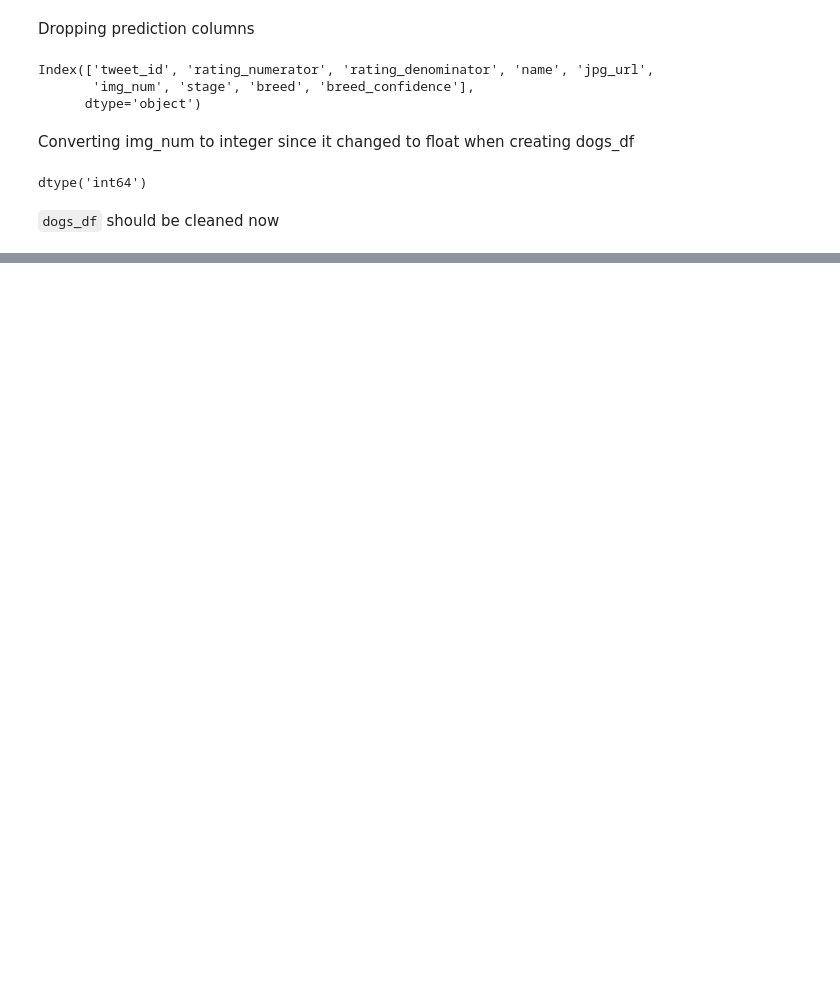
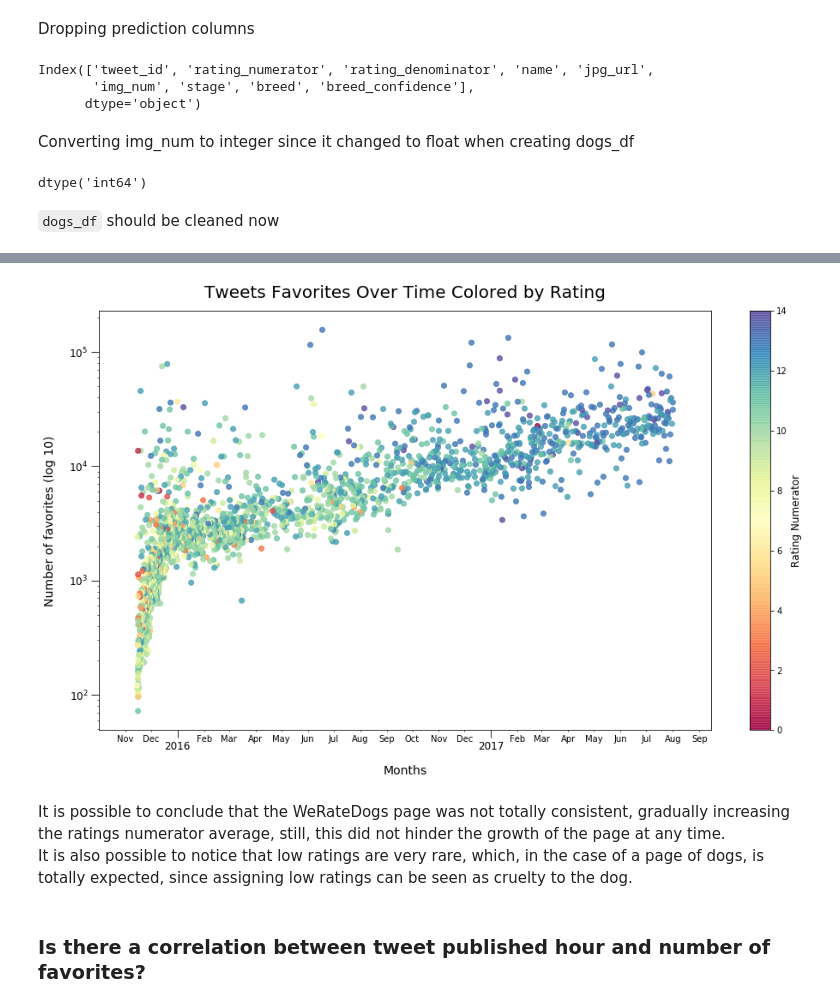
Before and after one commit to Nevesgmd/WeRateDogs-twitter-analysis, a Jupyter notebook: wrangle_act.ipynb, the cells around one changed output, grey strips where cells are left out. Saved outputs shown, nothing was run; the diff lists cells and outputs as text; code cells hidden in the pictures; blank space fills up the shorter version.

```diff
--- a/wrangle_act.ipynb
+++ b/wrangle_act.ipynb
@@ -1000,0 +1249,5 @@ Write conclusions
+# %%
+# Creating df with number of favorites, date and rating of the tweets
+favorites_date_ratings = pd.merge(favorites_date, normalized_ratings, left_on='id', right_on='tweet_id', how='inner')
+
+favorites_date_ratings.head()
@@ -1000,0 +1261,47 @@ Write conclusions
+# %%
+# Create a figure and define its size
+fig, ax = plt.subplots(figsize=(16, 9))
+
+# Defining diverging color map for the scatter plot
+color_map = cm.get_cmap('Spectral')
+
+# Displaying scatter plot colored by rating_numerator
+plt.scatter(favorites_date_ratings['date'], favorites_date_ratings['favorite_count'], alpha = 0.8,
+            c=favorites_date_ratings['rating_numerator'], cmap=color_map)
+
+# Set y axis scale to logarithmic, since a linear scale doesn't provide a good visualization due to many outliers
+plt.yscale('log')
+
+# Creating colorbar and setting its label
+cbar = plt.colorbar()
+cbar.set_label('Rating Numerator', size=12)
+
+# Setting title and axis labels
+plt.title('Tweets Favorites Over Time Colored by Rating', size=20, pad=15)
+plt.xlabel('Months', size=14, labelpad=15)
+plt.ylabel('Number of favorites (log 10)', size=14, labelpad=15);
+
+# Date tickers that locate years and months
+years = mdates.YearLocator()
+months = mdates.MonthLocator()
+# Format year ticks to be the year number (YYYY)
+years_fmt = mdates.DateFormatter('%Y')
+# Format month ticks to be an abbreviation of the month name (Oct, Dec, etc.)
+months_fmt = mdates.DateFormatter('%b')
+
+# Set major x ticks to be the years numbers
+ax.xaxis.set_major_locator(years)
+ax.xaxis.set_major_formatter(years_fmt)
+# Set minor x ticks to be the months abbreviations
+ax.xaxis.set_minor_locator(months)
+ax.xaxis.set_minor_formatter(months_fmt)
+
+# Set major ticks to be longer and have a bigger label size
+ax.tick_params(which='major', length=9, labelsize=12)
+# %% [output]
+[figure, added]
+# %% [markdown]
+It is possible to conclude that the WeRateDogs page was not totally consistent, gradually increasing the ratings numerator average, still, this did not hinder the growth of the page at any time.
+It is also possible to notice that low ratings are very rare, which, in the case of a page of dogs, is totally expected, since assigning low ratings can be seen as cruelty to the dog.
+# %% [markdown]
+### Is there a correlation between tweet published hour and number of favorites?
```
Also changed, not shown: parts of 50 cells of this notebook.
